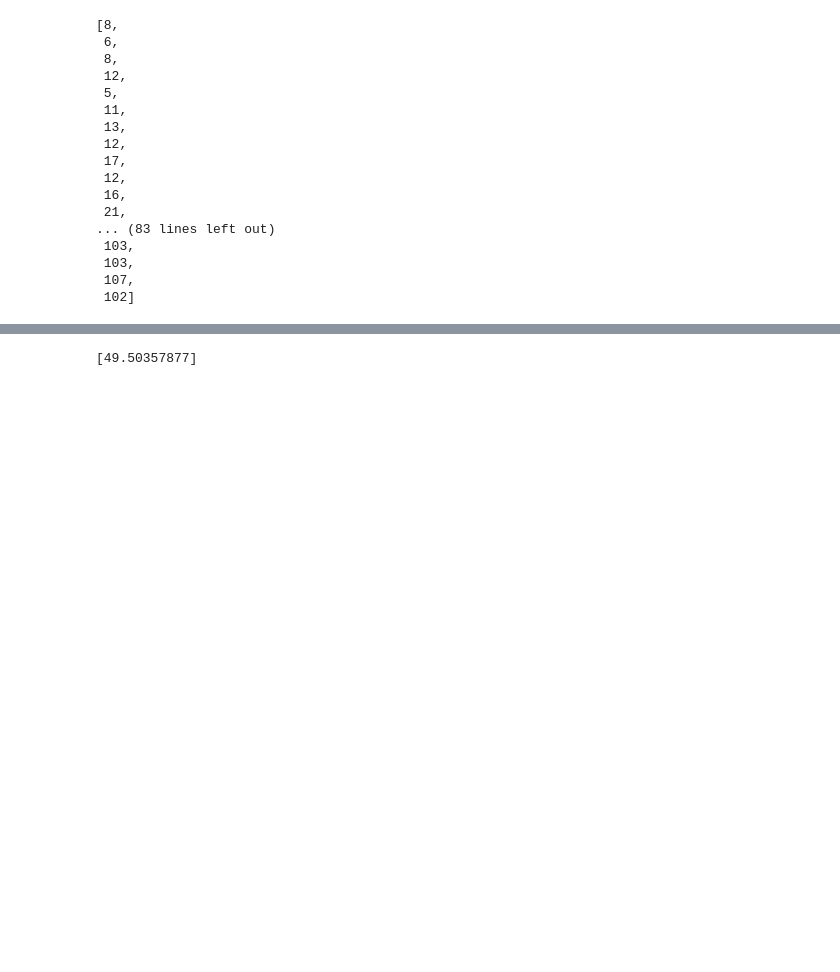
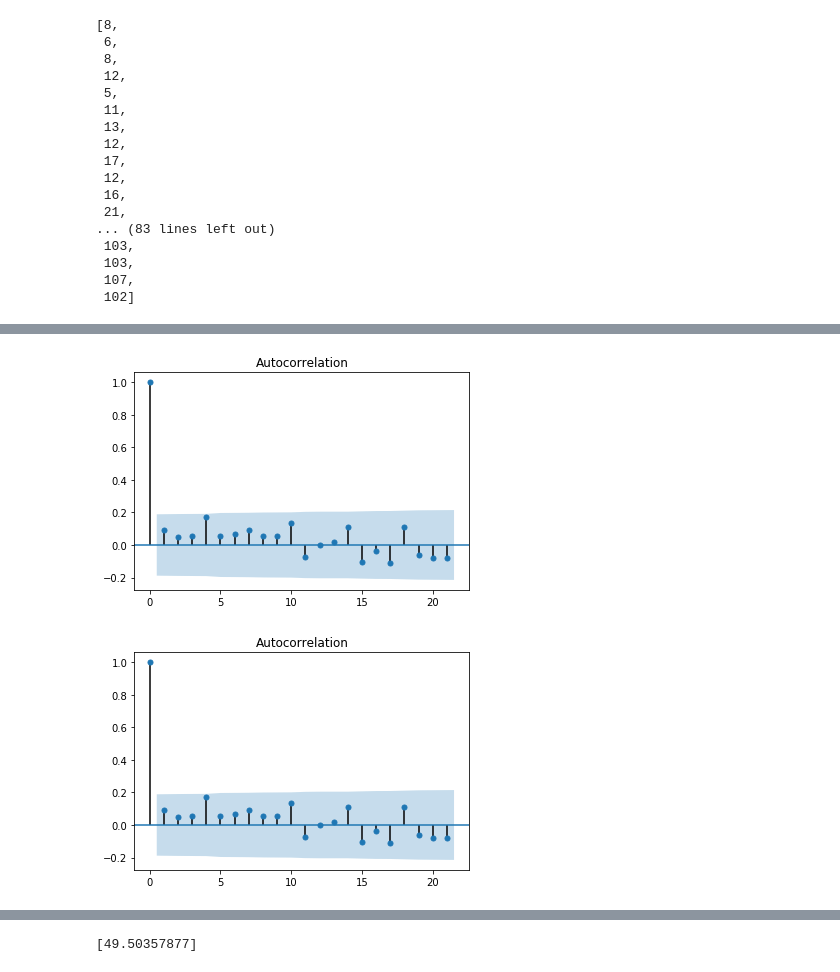
Before and after one commit to dxjester/Py.sneaker_webscrape, a Jupyter notebook: sneaker_scrape_nb.ipynb, the cells around one changed output, grey strips where cells are left out. Drawn from its saved outputs; the diff is of its cells as text; code cells hidden in the pictures; blank space fills up the shorter version.

```diff
--- a/sneaker_scrape_nb.ipynb
+++ b/sneaker_scrape_nb.ipynb
@@ -1518,0 +1521,6 @@ result.plot()
+# %%
+from statsmodels.graphics.tsaplots import plot_acf
+plot_acf(nike_forecast)
+# %% [output]
+[figure, added]
+[figure, added]
```
Also changed, not shown: parts of 16 cells of this notebook.
